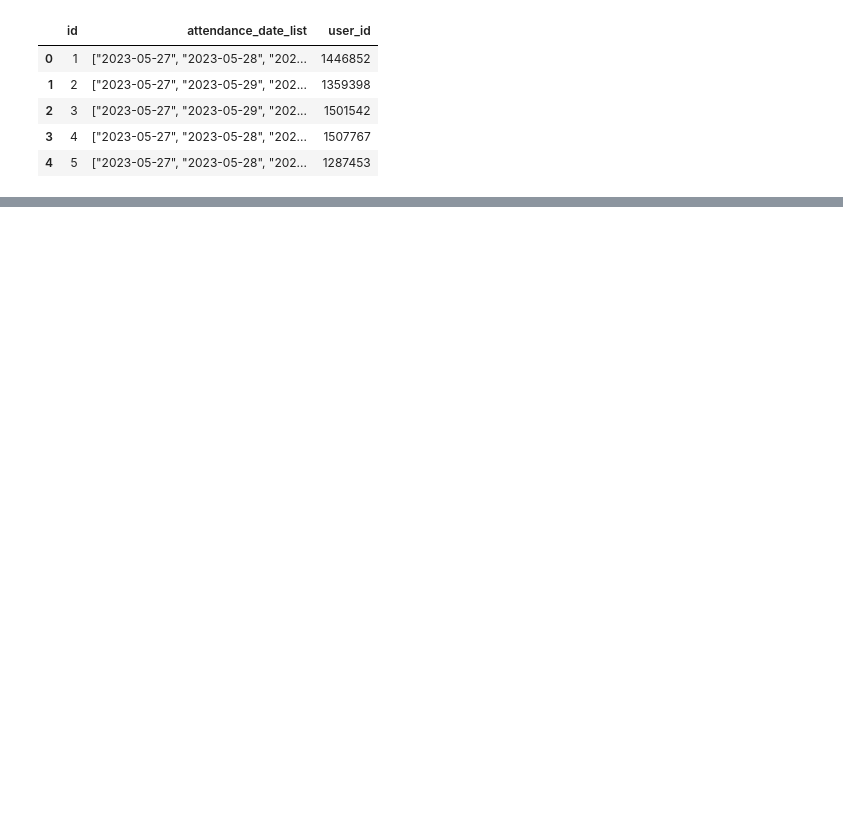
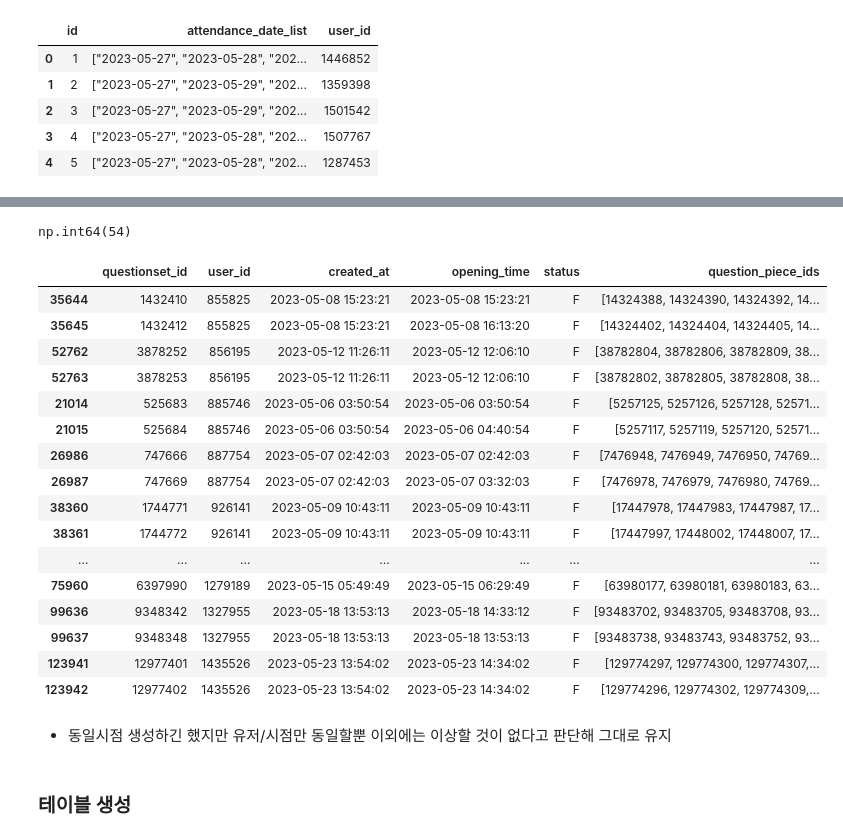
Before and after one commit to DA15-Lab/team3-ping-analytics, a Jupyter notebook: notebooks/Sooyong_analysis.ipynb, the cells around one changed output, grey strips where cells are left out. Drawn from its saved outputs; the diff is of its cells as text; code cells hidden in the pictures; blank space fills up the shorter version.

```diff
--- a/notebooks/Sooyong_analysis.ipynb
+++ b/notebooks/Sooyong_analysis.ipynb
@@ -174,0 +1413,2 @@ np.int64(677085)
+# %%
+polls_questionset = pd.read_csv('/content/drive/MyDrive/코드잇 3팀 고급 프로젝트/00_원본 csv/polls_questionset.csv')
@@ -174,0 +1803,60 @@ np.int64(677085)
+# %%
+# 동일 유저/시점 생성된 질문 세트 - 이상치
+
+questionset_base["same_user_created_count"] = (
+    questionset_base
+    .groupby(
+        ["user_id", "created_at"]
+    )["questionset_id"]
+    .transform("size")
+)
+
+same_user_created_mask = (
+    questionset_base[
+        "same_user_created_count"
+    ] > 1
+)
+
+same_user_created_mask.sum()
+# %% [output]
+np.int64(54)
+# %%
+display(
+    questionset_base.loc[
+        same_user_created_mask,
+        [
+            "questionset_id",
+            "user_id",
+            "created_at",
+            "opening_time",
+            "status",
+            "question_piece_ids",
+        ],
+    ]
+    .sort_values(
+        ["user_id", "created_at", "questionset_id"]
+    )
+    .head(50)
+)
+# %% [output]
+|  | questionset_id | user_id | created_at | opening_time | status | question_piece_ids |
+| 35644 | 1432410 | 855825 | 2023-05-08 15:23:21 | 2023-05-08 15:23:21 | F | [14324388, 14324390, 14324392, 14... |
+| 35645 | 1432412 | 855825 | 2023-05-08 15:23:21 | 2023-05-08 16:13:20 | F | [14324402, 14324404, 14324405, 14... |
+| 52762 | 3878252 | 856195 | 2023-05-12 11:26:11 | 2023-05-12 12:06:10 | F | [38782804, 38782806, 38782809, 38... |
+| 52763 | 3878253 | 856195 | 2023-05-12 11:26:11 | 2023-05-12 12:06:10 | F | [38782802, 38782805, 38782808, 38... |
+| 21014 | 525683 | 885746 | 2023-05-06 03:50:54 | 2023-05-06 03:50:54 | F | [5257125, 5257126, 5257128, 52571... |
+| 21015 | 525684 | 885746 | 2023-05-06 03:50:54 | 2023-05-06 04:40:54 | F | [5257117, 5257119, 5257120, 52571... |
+| 26986 | 747666 | 887754 | 2023-05-07 02:42:03 | 2023-05-07 02:42:03 | F | [7476948, 7476949, 7476950, 74769... |
+| 26987 | 747669 | 887754 | 2023-05-07 02:42:03 | 2023-05-07 03:32:03 | F | [7476978, 7476979, 7476980, 74769... |
+| 38360 | 1744771 | 926141 | 2023-05-09 10:43:11 | 2023-05-09 10:43:11 | F | [17447978, 17447983, 17447987, 17... |
+| 38361 | 1744772 | 926141 | 2023-05-09 10:43:11 | 2023-05-09 10:43:11 | F | [17447997, 17448002, 17448007, 17... |
+| ... | ... | ... | ... | ... | ... | ... |
+| 75960 | 6397990 | 1279189 | 2023-05-15 05:49:49 | 2023-05-15 06:29:49 | F | [63980177, 63980181, 63980183, 63... |
+| 99636 | 9348342 | 1327955 | 2023-05-18 13:53:13 | 2023-05-18 14:33:12 | F | [93483702, 93483705, 93483708, 93... |
+| 99637 | 9348348 | 1327955 | 2023-05-18 13:53:13 | 2023-05-18 13:53:13 | F | [93483738, 93483743, 93483752, 93... |
+| 123941 | 12977401 | 1435526 | 2023-05-23 13:54:02 | 2023-05-23 14:34:02 | F | [129774297, 129774300, 129774307,... |
+| 123942 | 12977402 | 1435526 | 2023-05-23 13:54:02 | 2023-05-23 14:34:02 | F | [129774296, 129774302, 129774309,... |
+# %% [markdown]
+- 동일시점 생성하긴 했지만 유저/시점만 동일할뿐 이외에는 이상할 것이 없다고 판단해 그대로 유지
+# %% [markdown]
+### 테이블 생성
```
Also changed, not shown: parts of 147 cells of this notebook, 1 other file.
